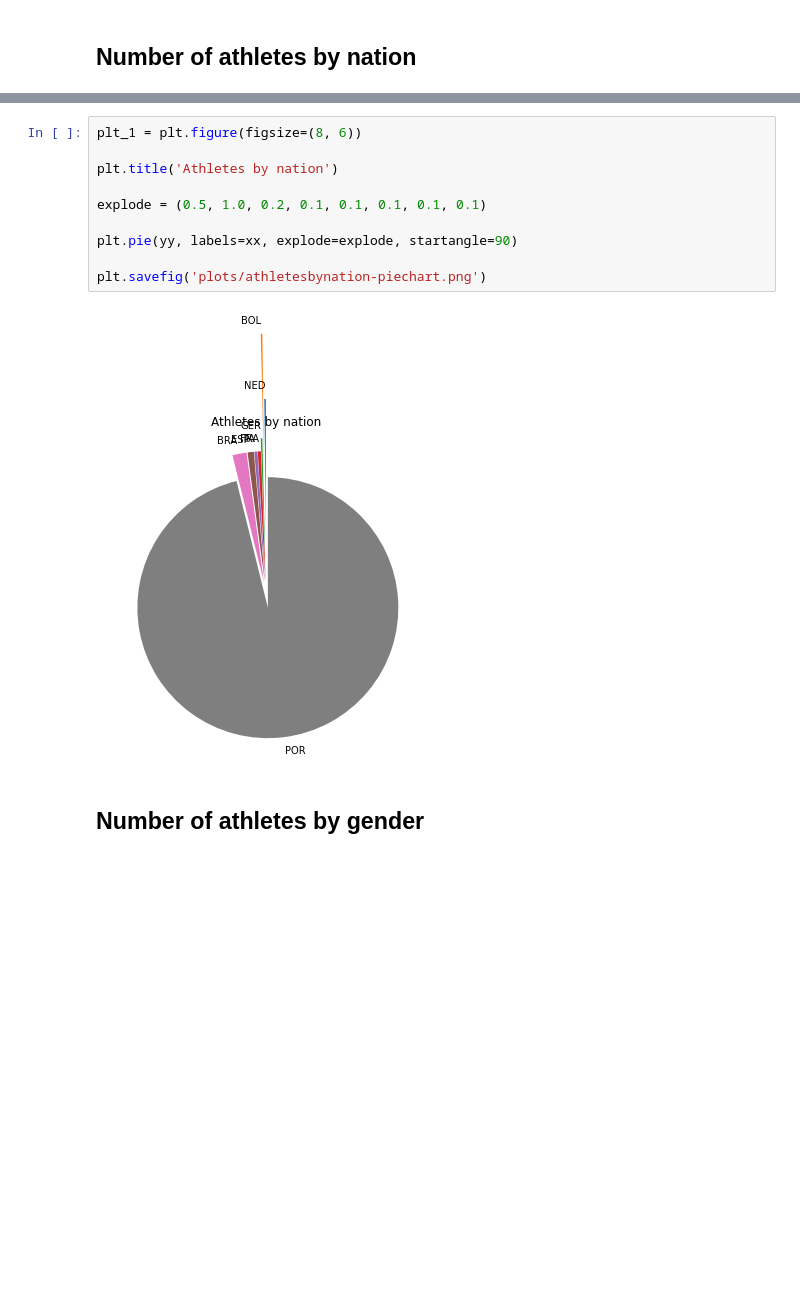
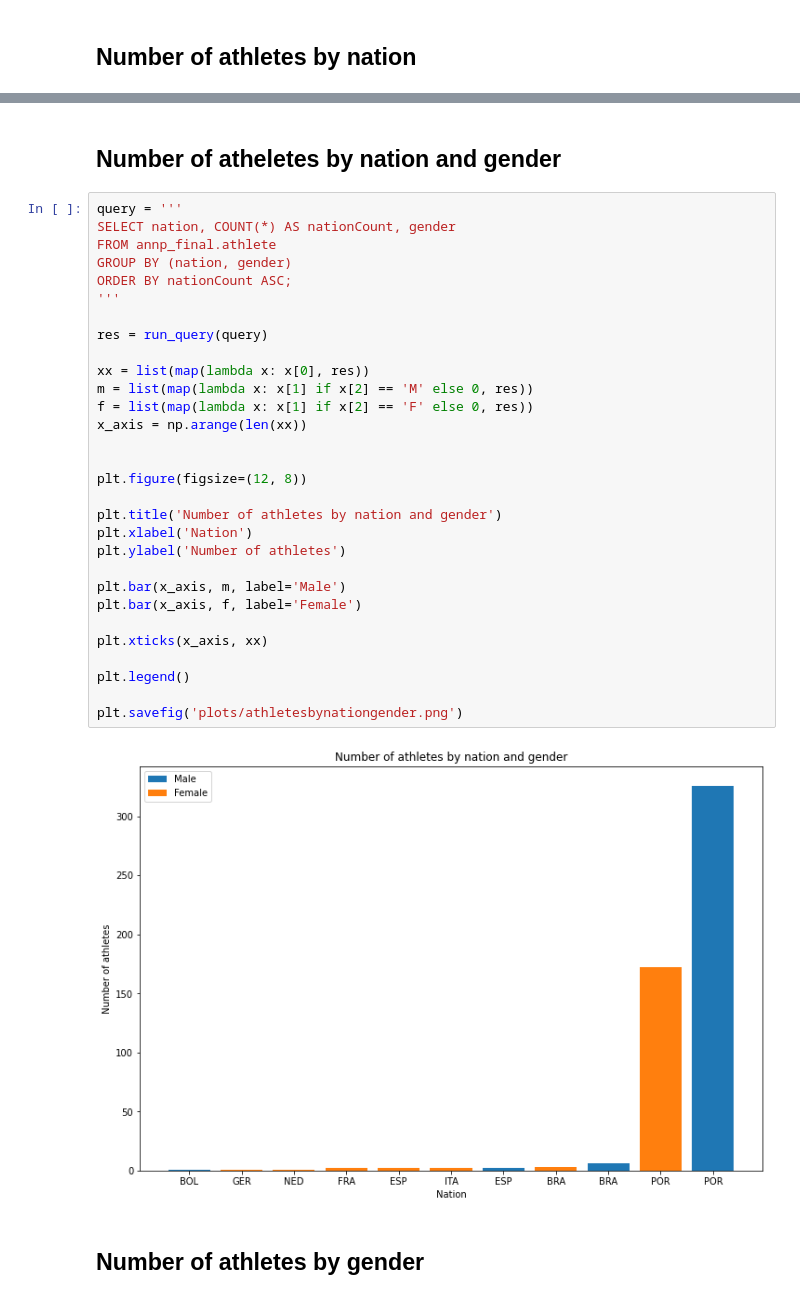
Before and after one commit to ruipedro16/TABD, a Jupyter notebook: queries.ipynb, the cells around one changed output, grey strips where cells are left out. Drawn from its saved outputs; the diff is of its cells as text; blank space fills up the shorter version.

```diff
--- a/queries.ipynb
+++ b/queries.ipynb
@@ -87,18 +85,40 @@ plt.bar(xx, yy)
 plt.savefig('plots/athletesbynation.png')
 # %% [output]
 [figure]
-# %%
-plt_1 = plt.figure(figsize=(8, 6))
-
-plt.title('Athletes by nation')
-
-explode = (0.5, 1.0, 0.2, 0.1, 0.1, 0.1, 0.1, 0.1)
-
-plt.pie(yy, labels=xx, explode=explode, startangle=90)
-
-plt.savefig('plots/athletesbynation-piechart.png')
-# %% [output]
-[figure, removed]
+# %% [markdown]
+## Number of atheletes by nation and gender
+# %%
+query = '''
+SELECT nation, COUNT(*) AS nationCount, gender
+FROM annp_final.athlete
+GROUP BY (nation, gender)
+ORDER BY nationCount ASC;
+'''
+
+res = run_query(query)
+
+xx = list(map(lambda x: x[0], res))
+m = list(map(lambda x: x[1] if x[2] == 'M' else 0, res))
+f = list(map(lambda x: x[1] if x[2] == 'F' else 0, res))
+x_axis = np.arange(len(xx))
+
+
+plt.figure(figsize=(12, 8))
+
+plt.title('Number of athletes by nation and gender')
+plt.xlabel('Nation')
+plt.ylabel('Number of athletes')
+
+plt.bar(x_axis, m, label='Male')
+plt.bar(x_axis, f, label='Female')
+
+plt.xticks(x_axis, xx)
+
+plt.legend()
+
+plt.savefig('plots/athletesbynationgender.png')
+# %% [output]
+[figure, added]
 # %% [markdown]
 ## Number of athletes by gender
 # %%
```
Also changed, not shown: parts of 12 cells of this notebook, 22 other files.
